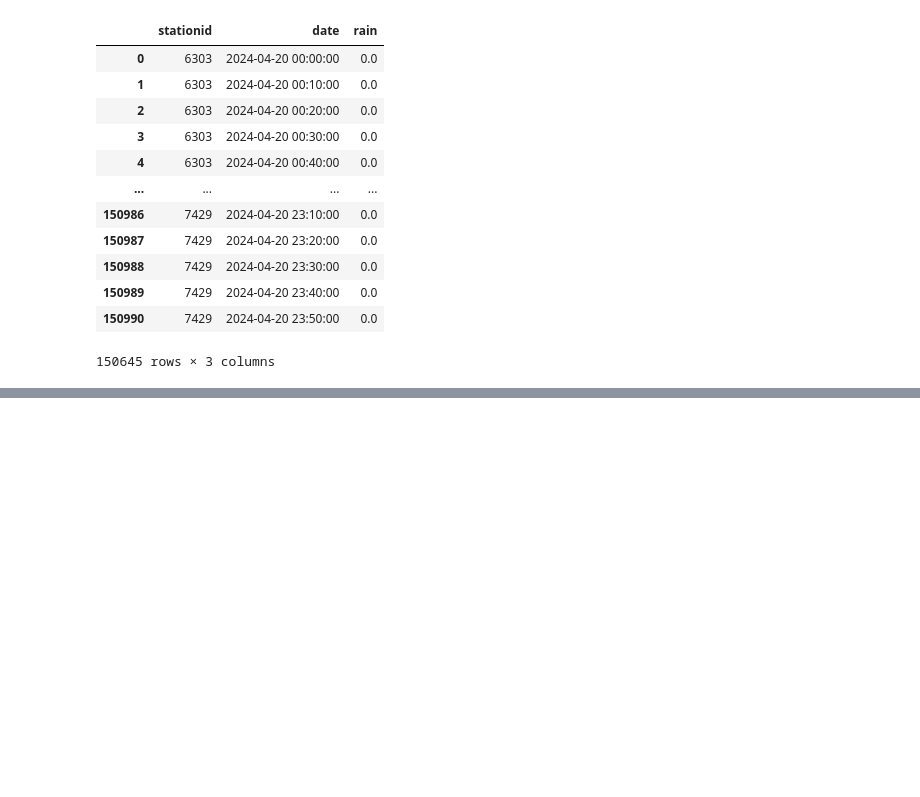
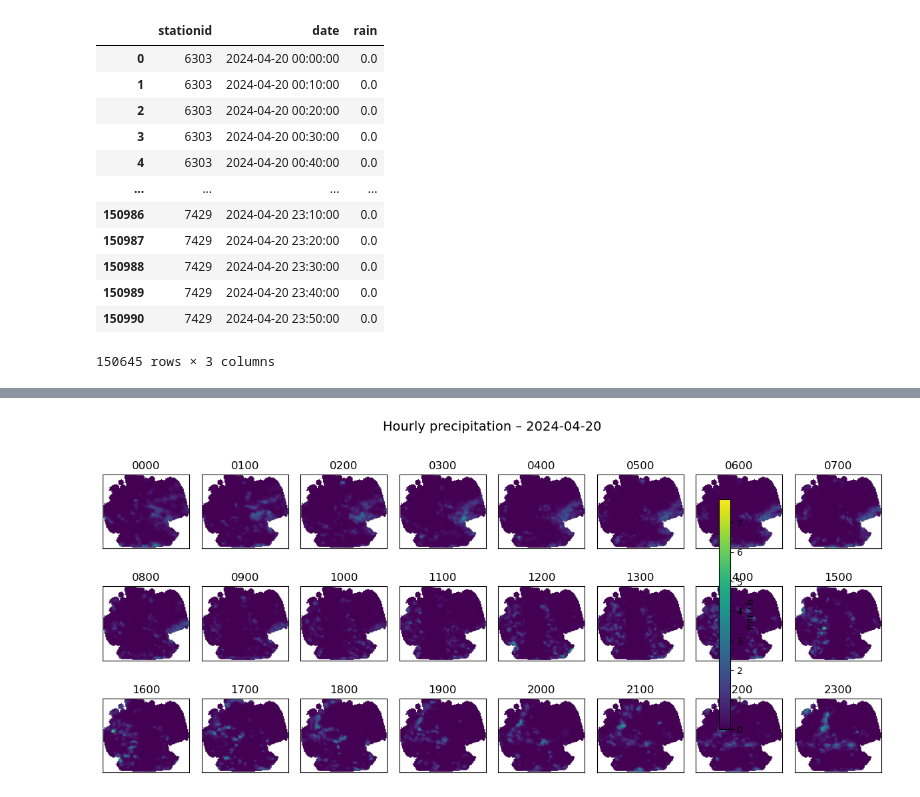
Before and after one commit to mak8427/data_visualization, a Jupyter notebook: excercises/problem-sheet-03/ex 3.ipynb, the cells around one changed output, grey strips where cells are left out. Drawn from its saved outputs; the diff is of its cells as text; code cells hidden in the pictures; blank space fills up the shorter version.

```diff
--- a/excercises/problem-sheet-03/ex 3.ipynb
+++ b/excercises/problem-sheet-03/ex 3.ipynb
@@ -118,0 +186,100 @@ df_10m_agg
+# %%
+import numpy as np
+import matplotlib.pyplot as plt
+from scipy.interpolate import griddata
+import pandas as pd
+
+def daily_precip_mosaic(day, hourly_df, geolong, geolat, ind,
+                        method="linear", cmap="viridis",
+                        n_cols=8, figsize=(12, 6)):
+    """
+    Make an 00-23 UTC mosaic of interpolated precipitation maps.
+
+    Parameters
+    ----------
+    day        : str or datetime-like
+        The calendar day to plot, e.g. "2024-04-20".
+    hourly_df  : DataFrame
+        Must have columns ["hour", "stationid", "rain", "geoBreite", "geoLaenge"].
+    geolong,
+    geolat     : 2-D arrays (same shape) of target grid coordinates.
+    ind        : 2-D boolean array – True where interpolation is valid.
+    method     : "linear", "cubic" or "nearest" → scipy.griddata method.
+    cmap       : Matplotlib colormap name.
+    n_cols     : Panels per row in the mosaic.
+    figsize    : Overall figure size.
+    """
+    day = pd.to_datetime(day).normalize()
+
+    # 1 — collect hourly subsets once
+    hours = pd.date_range(day, periods=24, freq="H")
+    src  = {h: hourly_df[hourly_df["date"] == h] for h in hours}
+
+    # 2 — get a common colour scale (max precip of the day)
+    vmax = max(s["rain"].max() if not s.empty else 0 for s in src.values())
+    vmin = 0
+
+    # 3 — prepare the flattened grid coordinates once
+    grid_pts = np.column_stack([geolong.ravel(), geolat.ravel()])
+
+    # 4 — set up the mosaic figure
+    n_rows = int(np.ceil(24 / n_cols))
+    fig, axes = plt.subplots(
+        n_rows, n_cols,
+        figsize=figsize,
+        subplot_kw=dict(aspect="equal", xticks=[], yticks=[])
+    )
+    axes = axes.ravel()
+
+    for i, h in enumerate(hours):
+        ax  = axes[i]
+        sub = src[h]
+
+        if sub.empty:
+            # nothing measured in this hour – draw an empty panel
+            ax.set_title(h.strftime("%H%M"))
+            ax.imshow(np.full_like(ind, np.nan), extent=[
+                geolong.min(), geolong.max(),
+                geolat.min(),  geolat.max()
+            ], origin="lower", vmin=vmin, vmax=vmax, cmap=cmap)
+            continue
+
+        # ----- interpolate ------------------------------------------
+        vals = griddata(
+            sub[["geoLaenge", "geoBreite"]].to_numpy(),
+            sub["rain"].to_numpy(),
+            grid_pts,
+            method=method
+        ).reshape(geolat.shape)
+
+        vals = np.where(ind, vals, np.nan)     # mask outside domain
+
+        # ----- plot -------------------------------------------------
+        im = ax.imshow(
+            vals,
+            extent=[geolong.min(), geolong.max(),
+                    geolat.min(),  geolat.max()],
+            origin="lower",
+            vmin=vmin, vmax=vmax, cmap=cmap
+        )
+        ax.set_title(h.strftime("%H%M"))
+
+    # remove any spare axes if 24 % n_cols != 0
+    for j in range(i + 1, len(axes)):
+        fig.delaxes(axes[j])
+
+    # one shared colour-bar
+    cbar = fig.colorbar(
+        im, ax=axes[:i + 1], location="right",
+        shrink=0.75, pad=0.02, label="mm / h"
+    )
+    fig.suptitle(f"Hourly precipitation – {day.date()}", y=0.98, fontsize=14)
+    plt.tight_layout()
+    plt.show()
+
+
+loaded = np.load("griddata.npz")
+daily_precip_mosaic("2024-04-20", hourly,
+                     loaded["geolong"], loaded["geolat"], loaded["ind"])
+# %% [output]
+[figure, added]
```
Also changed, not shown: parts of 7 cells of this notebook.
